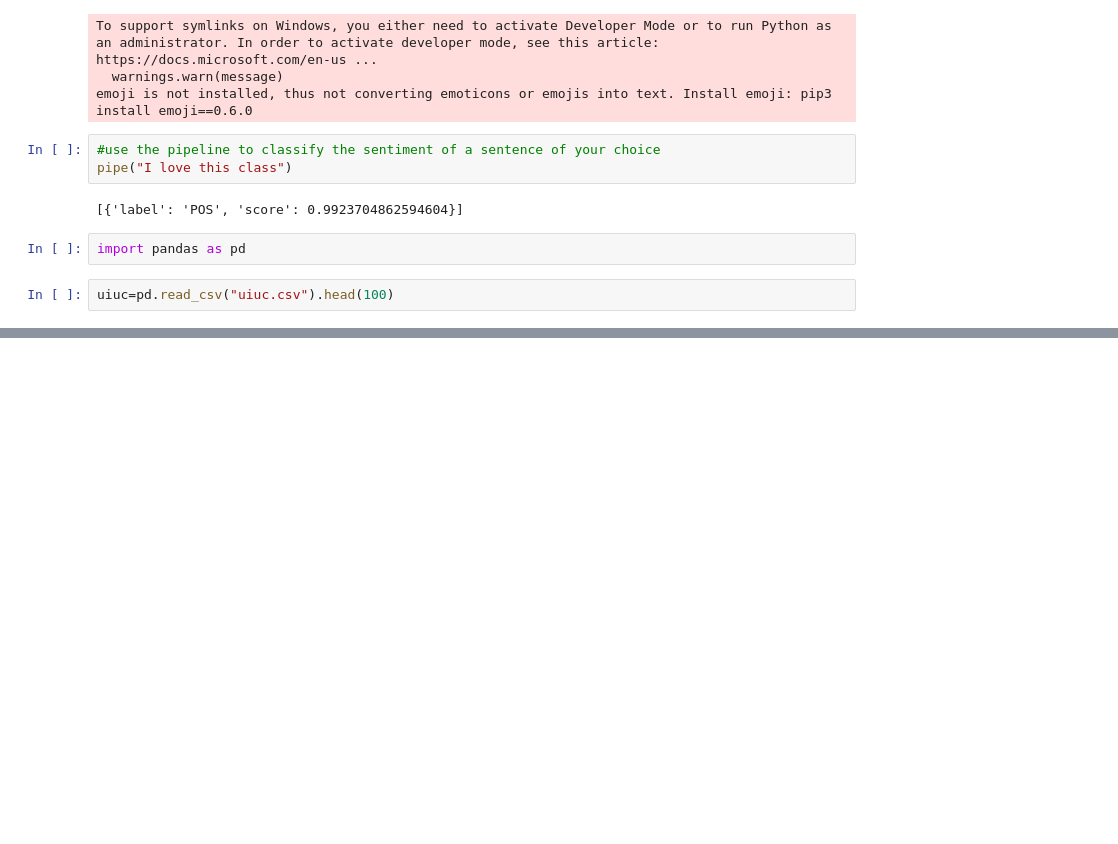
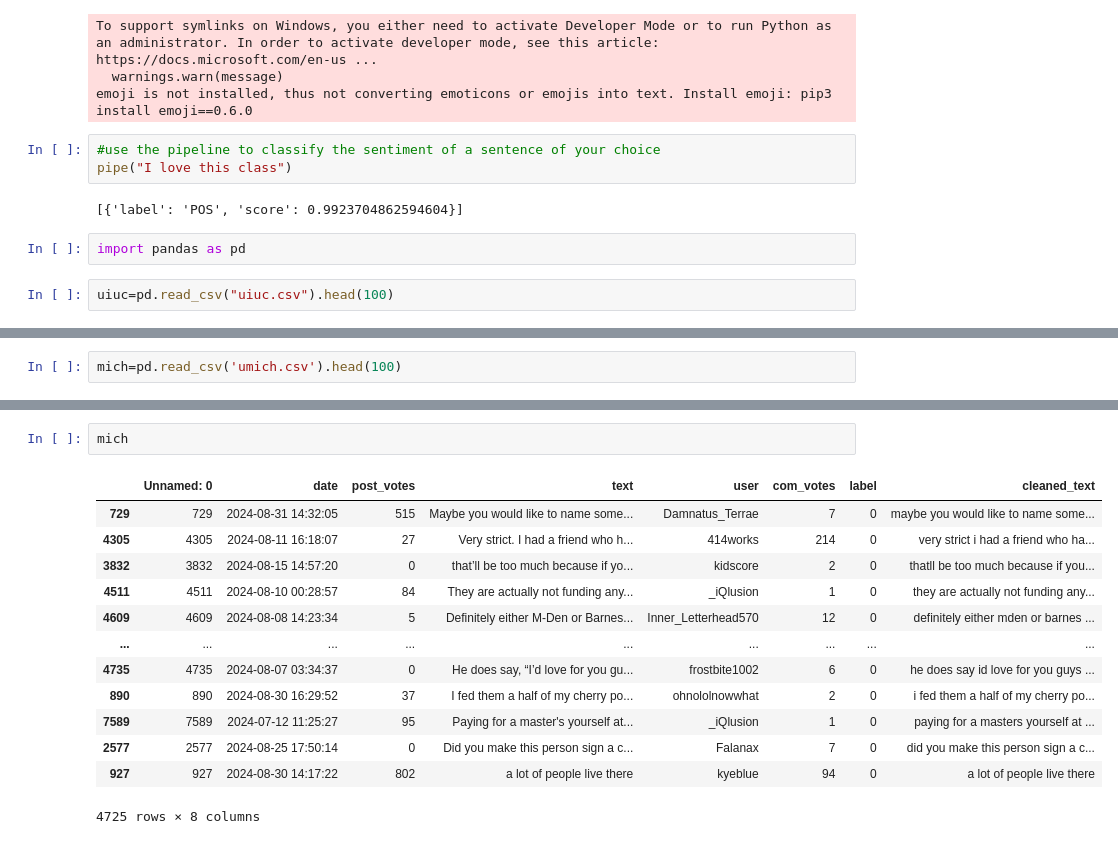
Before and after one commit to MattV15/project3-embeddings, a Jupyter notebook: Project 3 MVD.ipynb, the cells around one changed output, grey strips where cells are left out. Drawn from its saved outputs; the diff is of its cells as text; blank space fills up the shorter version.

```diff
--- a/Project 3 MVD.ipynb
+++ b/Project 3 MVD.ipynb
@@ -380,0 +373,2 @@ KeyError: 'Content'
+# %%
+mich=pd.read_csv('umich.csv').head(100)
@@ -380,0 +447,16 @@ KeyError: 'Content'
+# %%
+mich
+# %% [output]
+|  | Unnamed: 0 | date | post_votes | text | user | com_votes | label | cleaned_text |
+| 729 | 729 | 2024-08-31 14:32:05 | 515 | Maybe you would like to name some... | Damnatus_Terrae | 7 | 0 | maybe you would like to name some... |
+| 4305 | 4305 | 2024-08-11 16:18:07 | 27 | Very strict. I had a friend who h... | 414works | 214 | 0 | very strict i had a friend who ha... |
+| 3832 | 3832 | 2024-08-15 14:57:20 | 0 | that’ll be too much because if yo... | kidscore | 2 | 0 | thatll be too much because if you... |
+| 4511 | 4511 | 2024-08-10 00:28:57 | 84 | They are actually not funding any... | _iQlusion | 1 | 0 | they are actually not funding any... |
+| 4609 | 4609 | 2024-08-08 14:23:34 | 5 | Definitely either M-Den or Barnes... | Inner_Letterhead570 | 12 | 0 | definitely either mden or barnes ... |
+| ... | ... | ... | ... | ... | ... | ... | ... | ... |
+| 4735 | 4735 | 2024-08-07 03:34:37 | 0 | He does say, “I’d love for you gu... | frostbite1002 | 6 | 0 | he does say id love for you guys ... |
+| 890 | 890 | 2024-08-30 16:29:52 | 37 | I fed them a half of my cherry po... | ohnololnowwhat | 2 | 0 | i fed them a half of my cherry po... |
+| 7589 | 7589 | 2024-07-12 11:25:27 | 95 | Paying for a master's yourself at... | _iQlusion | 1 | 0 | paying for a masters yourself at ... |
+| 2577 | 2577 | 2024-08-25 17:50:14 | 0 | Did you make this person sign a c... | Falanax | 7 | 0 | did you make this person sign a c... |
+| 927 | 927 | 2024-08-30 14:17:22 | 802 | a lot of people live there | kyeblue | 94 | 0 | a lot of people live there |
+4725 rows × 8 columns
```
Also changed, not shown: parts of 5 cells of this notebook.
